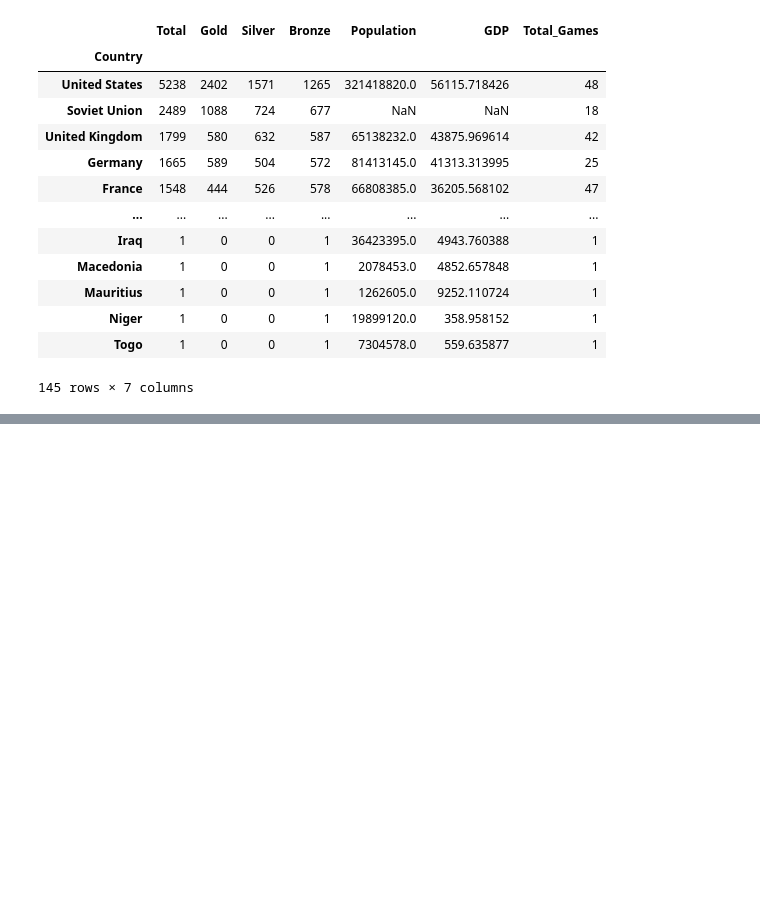
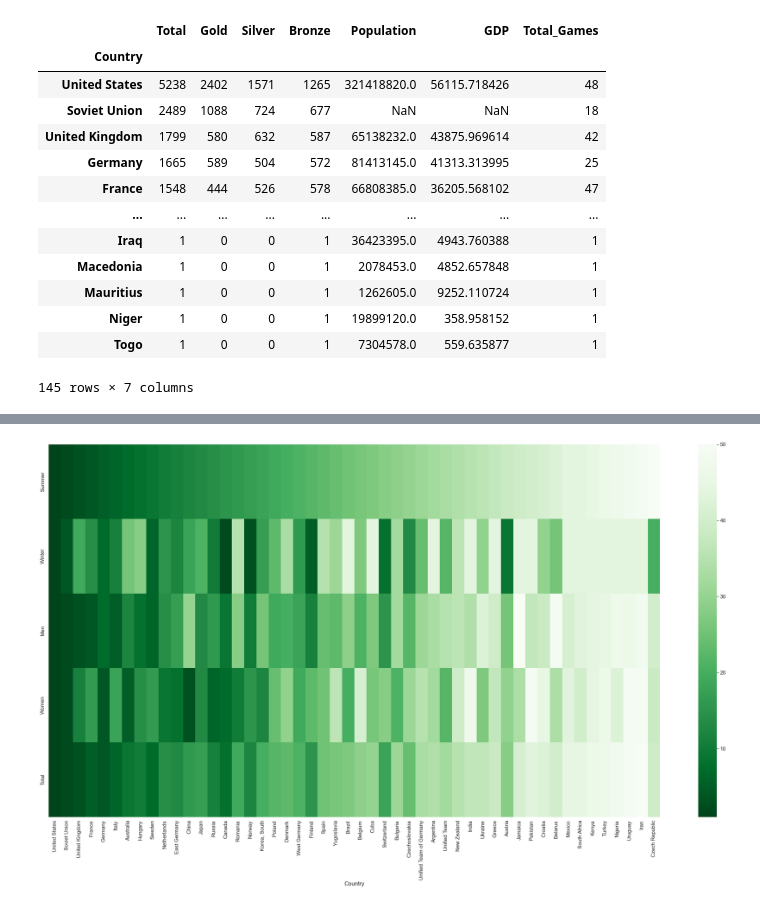
Before and after one commit to Yurhigz/Olympic-Medal-Project, a Jupyter notebook: Explanatory_DataAnalysis_Challenge/Project_Explanatory_Data_Analysis.ipynb, the cells around one changed output, grey strips where cells are left out. Drawn from its saved outputs; the diff is of its cells as text; code cells hidden in the pictures; blank space fills up the shorter version.

```diff
--- a/Explanatory_DataAnalysis_Challenge/Project_Explanatory_Data_Analysis.ipynb
+++ b/Explanatory_DataAnalysis_Challenge/Project_Explanatory_Data_Analysis.ipynb
@@ -579,0 +718,6 @@ medals_per_country.rank(ascending=False).head(50)
+# %%
+plt.figure(figsize=(40,20))
+sns.heatmap(medal_for_cats_top50.sort_values(by = 'Summer').T, cmap = 'Greens_r')
+plt.show()
+# %% [output]
+[figure, added]
```
Also changed, not shown: parts of 35 cells of this notebook.
